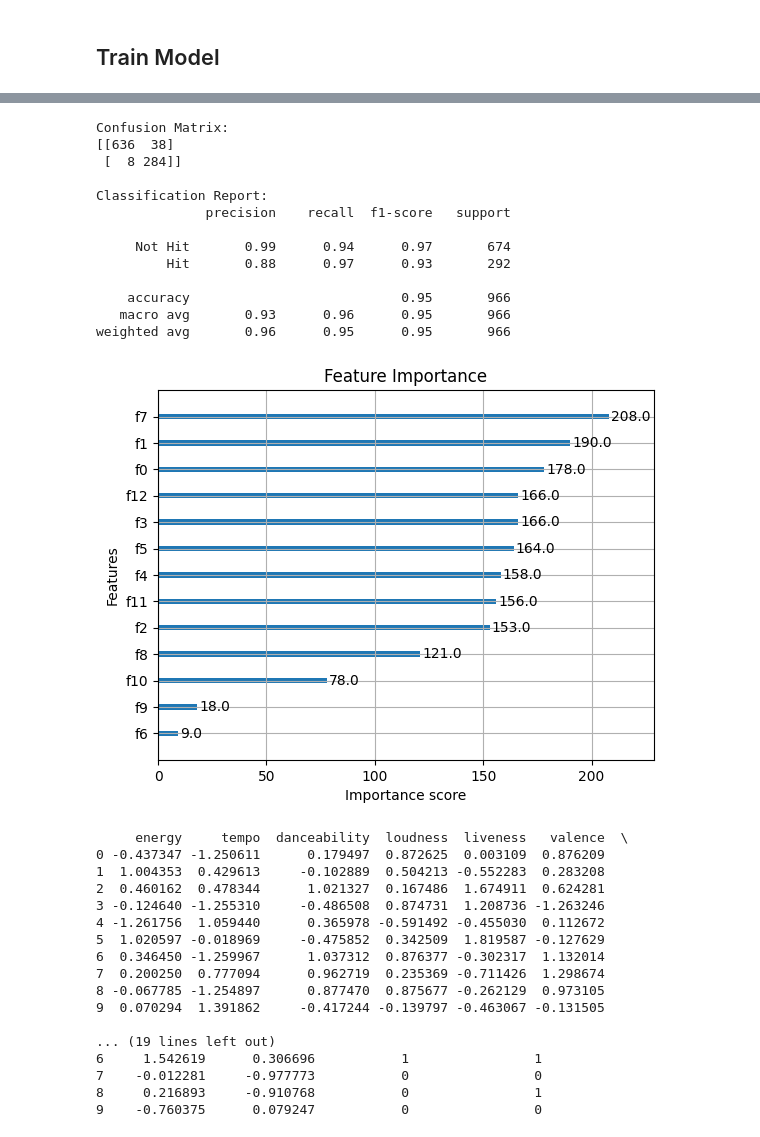
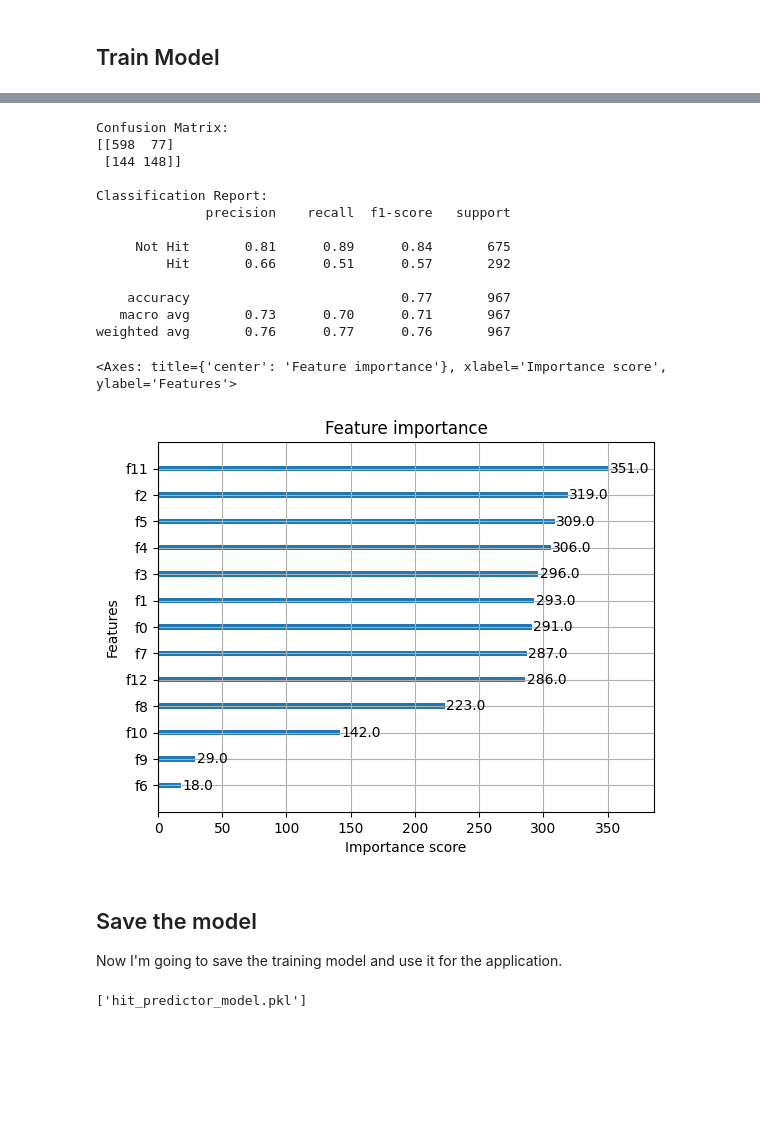
Before and after one commit to TonyJ3/AI-Society-S7, a Jupyter notebook: Top Hit Songs/top_hit_song_prediction.ipynb, the cells around one changed output, grey strips where cells are left out. Cells and saved outputs as stored; diff of their text form; code cells hidden in the pictures; blank space fills up the shorter version.

Commit message:
Update song prediction

```diff
--- a/Top Hit Songs/top_hit_song_prediction.ipynb
+++ b/Top Hit Songs/top_hit_song_prediction.ipynb
@@ -356,17 +470,29 @@ interactive(children=(Dropdown(description='Genre:', layout=Layout(width='300px'
 # %% [markdown]
 ## Cleaning data for model
 # %%
+# Add csv data to songs
+high_popularity = pd.read_csv("high_popularity_spotify_data.csv")
+low_popularity = pd.read_csv("low_popularity_spotify_data.csv")
+
 # Combined popularity
-combined_popularity_df = pd.concat([high_song_popularity, low_song_popularity], ignore_index=True)
+combined_popularity_df = pd.concat([high_popularity, low_popularity], ignore_index=True)
 
 # Create "hit" column from "track_popularity" for 1 and 0 input. If populartiy is lower than 70 it's 0 and higher it's 1
 combined_popularity_df['hit'] = combined_popularity_df['track_popularity'].apply(lambda x: 1 if x >= 70 else 0)
 
 # Drop non-numeric or irrelevant columns
 columns_to_drop = ['track_name', 'track_artist', 'id', 'track_popularity', 'track_album_release_date',
-                    'playlist_genre', 'playlist_subgenre']
+                    'playlist_genre', 'playlist_subgenre', 'track_href', 'uri', 'track_id', 'track_album_id', 'type', 'playlist_id',
+                    'track_album_name', 'playlist_name', 'analysis_url']
+
 
 # Drop useless columns for the model
 combined_popularity_df = combined_popularity_df.drop(columns=columns_to_drop)
+
+# Test
+#print(combined_popularity_df.columns)
+#print(combined_popularity_df.head())
+#print(high_song_popularity.head())
+#print(combined_popularity_df.isnull().sum())
 # %% [markdown]
 ## Train Model
@@ -378,73 +555,49 @@ y = combined_popularity_df['hit'] # This is the target which conatains the answe
 # Show the columns of X
 #print(X.dtypes)
 
 # Normalize the feature
 scaler = StandardScaler()
 X_scaled = scaler.fit_transform(X)
 
 # Split data
 X_train, X_test, y_train, y_test = train_test_split(X_scaled, y, test_size=0.2, random_state=42, stratify=y)
 
 # Train model
 model = XGBClassifier(eval_metric="logloss")
 model.fit(X_train, y_train)
 
 # Predict and evalute
 y_pred = model.predict(X_test)
 print("Confusion Matrix:")
 print(confusion_matrix(y_test, y_pred))
 
 print("\nClassification Report:")
 print(classification_report(y_test, y_pred, target_names=["Not Hit", "Hit"]))
 
 xgb.plot_importance(model)
-plt.title("Feature Importance")
-plt.show()
-
-
-
-# Rebuild X_test as a DataFrame with column names
-#X_test_df = pd.DataFrame(X_test, columns=X.columns)
-
-# Reset index to align with y_test
-#X_test_df = X_test_df.reset_index(drop=True)
-#y_test_reset = y_test.reset_index(drop=True)
-
-# Add true and predicted labels to the DataFrame
-#X_test_df['True_Label'] = y_test_reset
-#X_test_df['Predicted_Label'] = y_pred
-
-# Optional: Show first 10 rows
-#print(X_test_df.head(10))
+#plt.title("Feature Importance")
+#plt.show()
 # %% [output]
 Confusion Matrix:
-[[636  38]
- [  8 284]]
+[[598  77]
+ [144 148]]
 
 Classification Report:
               precision    recall  f1-score   support
 
-     Not Hit       0.99      0.94      0.97       674
-         Hit       0.88      0.97      0.93       292
+     Not Hit       0.81      0.89      0.84       675
+         Hit       0.66      0.51      0.57       292
 
-    accuracy                           0.95       966
-   macro avg       0.93      0.96      0.95       966
-weighted avg       0.96      0.95      0.95       966
+    accuracy                           0.77       967
+   macro avg       0.73      0.70      0.71       967
+weighted avg       0.76      0.77      0.76       967
+<Axes: title={'center': 'Feature importance'}, xlabel='Importance score', ylabel='Features'>
-[figure, old version]
+[figure, new version]
-     energy     tempo  danceability  loudness  liveness   valence  \
-0 -0.437347 -1.250611      0.179497  0.872625  0.003109  0.876209
-1  1.004353  0.429613     -0.102889  0.504213 -0.552283  0.283208
-2  0.460162  0.478344      1.021327  0.167486  1.674911  0.624281
-3 -0.124640 -1.255310     -0.486508  0.874731  1.208736 -1.263246
-4 -1.261756  1.059440      0.365978 -0.591492 -0.455030  0.112672
-5  1.020597 -0.018969     -0.475852  0.342509  1.819587 -0.127629
-6  0.346450 -1.259967      1.037312  0.876377 -0.302317  1.132014
-7  0.200250  0.777094      0.962719  0.235369 -0.711426  1.298674
-8 -0.067785 -1.254897      0.877470  0.875677 -0.262129  0.973105
-9  0.070294  1.391862     -0.417244 -0.139797 -0.463067 -0.131505
-
-... (19 lines left out)
-6     1.542619      0.306696           1                1
-7    -0.012281     -0.977773           0                0
-8     0.216893     -0.910768           0                1
-9    -0.760375      0.079247           0                0
+# %% [markdown]
+## Save the model
+Now I'm going to save the training model and use it for the application.
+# %%
+# Save the trained model to a file
+joblib.dump(model, "hit_predictor_model.pkl")
+# %% [output]
+['hit_predictor_model.pkl']
```
Also changed, not shown: parts of 16 cells of this notebook, 1 other file.
